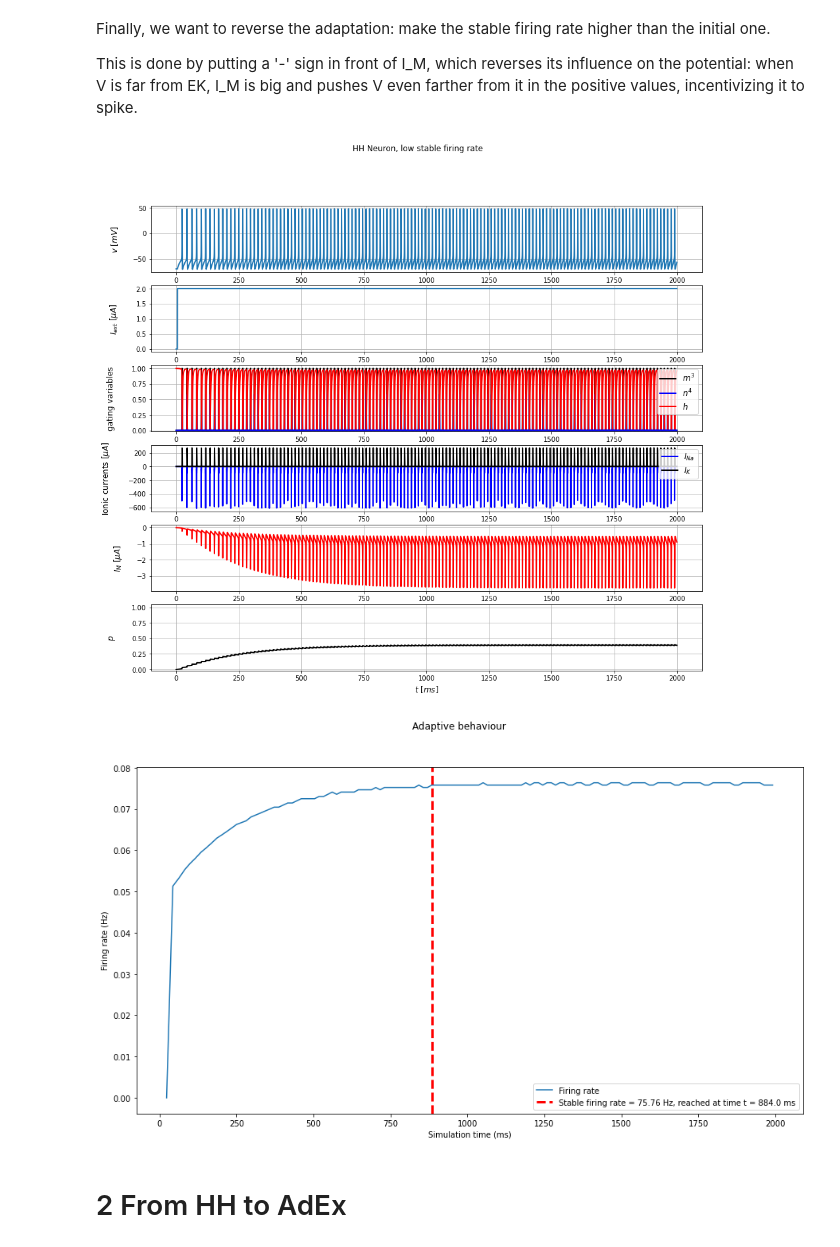
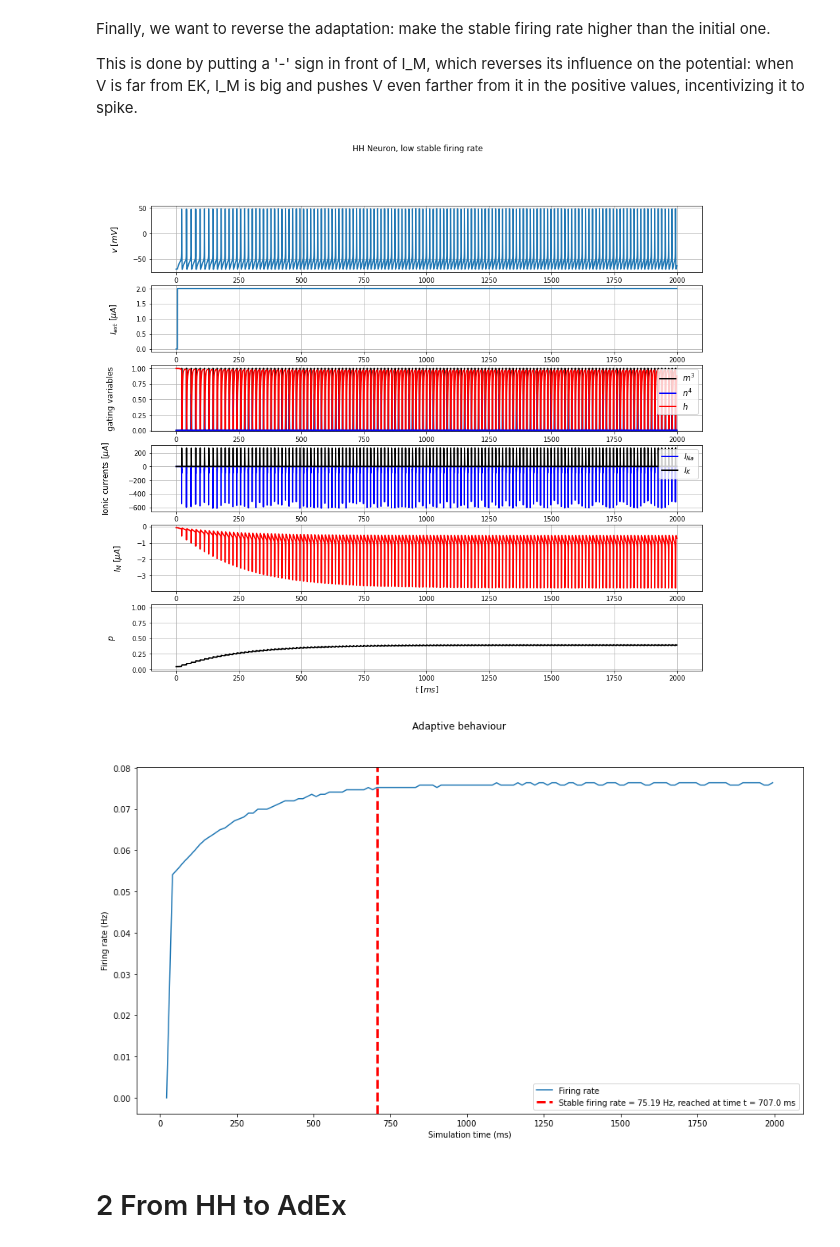
Before and after one commit to Thomas-debug-creator/SingleNeuron-HH2AdEx, a Jupyter notebook: cleaned_notebook.ipynb, the cells around one changed output. Cells and saved outputs as stored; diff of their text form; code cells hidden in the pictures.

```diff
--- a/cleaned_notebook.ipynb
+++ b/cleaned_notebook.ipynb
@@ -137,9 +137,9 @@ def simulate_HH_neuron_regular(input_current, simulation_time):
 
     # parameter initialization
     neuron.vm = -70 * b2.mV
-    neuron.m = 0
-    neuron.h = 1
-    neuron.n = 0
+    neuron.m = 0.00167
+    neuron.h = 0.9996
+    neuron.n = 0.0065
 
     # tracking parameters
     st_mon = b2.StateMonitor(neuron, ["vm", "I_e", "m", "n", "h", "I_Na", "I_K"], record=True)
@@ -657,40 +654,40 @@ def simulate_HH_neuron_reverse_adaptation(input_current, simulation_time, ):
     p_inf = 1./(1. + exp(-.1*(40 + vm/mV))) : 1
     t_p = 2000/(3.3*exp((20 + vm/mV)/20) + exp(-(20 + vm/mV)/20))*ms : second
     dh/dt = alphah*(1-h)-betah*h : 1
     dm/dt = alpham*(1-m)-betam*m : 1
     dn/dt = alphan*(1-n)-betan*n : 1
     dp/dt = (p_inf - p)/t_p : 1
     dvm/dt = membrane_Im/C : volt
     """
 
     neuron = b2.NeuronGroup(1, eqs, method="exponential_euler")
 
     # parameter initialization
-    neuron.vm = -70 * b2.mV
-    neuron.m = 0
-    neuron.h = 1
-    neuron.n = 0
-    neuron.p = 0
+    neuron.vm = -70.607 * b2.mV
+    neuron.m = 0.001459
+    neuron.h = 0.99972
+    neuron.n = 0.00584
+    neuron.p = 0.044756
 
     # tracking parameters
     st_mon = b2.StateMonitor(neuron, ["vm", "I_e", "m", "n", "h", "I_Na", "I_K", "I_M", "I_L", "p"], record=True)
 
     # running the simulation
     hh_net = b2.Network(neuron)
     hh_net.add(st_mon)
     hh_net.run(simulation_time)
 
     return st_mon
 
 I_min = 2
 sim_time = 2000
 current = input_factory.get_step_current(5, sim_time, b2.ms, I_min *b2.uA)
 state_monitor_reverse = simulate_HH_neuron_reverse_adaptation(current, sim_time * b2.ms)
 plot_data(state_monitor_reverse, title="HH Neuron, low stable firing rate", model_type=ModelType.ADAPTIVE)
 firing_rate = extract_spike_timings(state_monitor_reverse, length_check=10, tolerance=0.00001)
 # %% [output]
-[figure, old version]
+[figure, new version]
-[figure, old version]
+[figure, new version]
 # %% [markdown]
 # 2 From HH to AdEx
 # %% [markdown]
```
Also changed, not shown: parts of 24 cells of this notebook.
